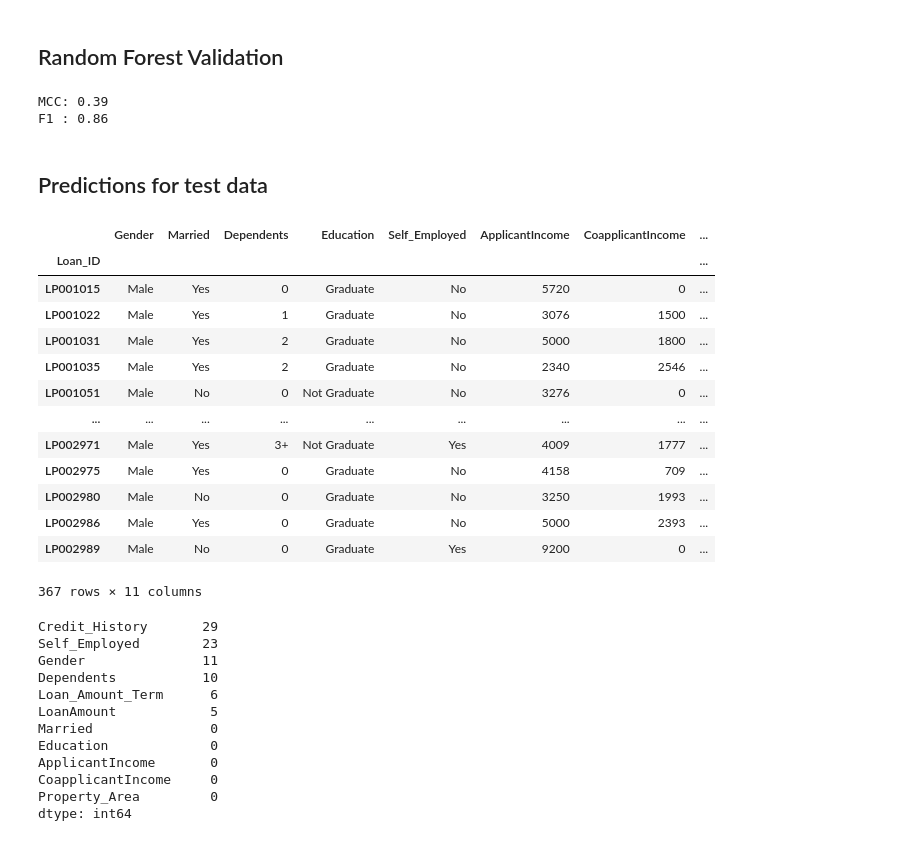
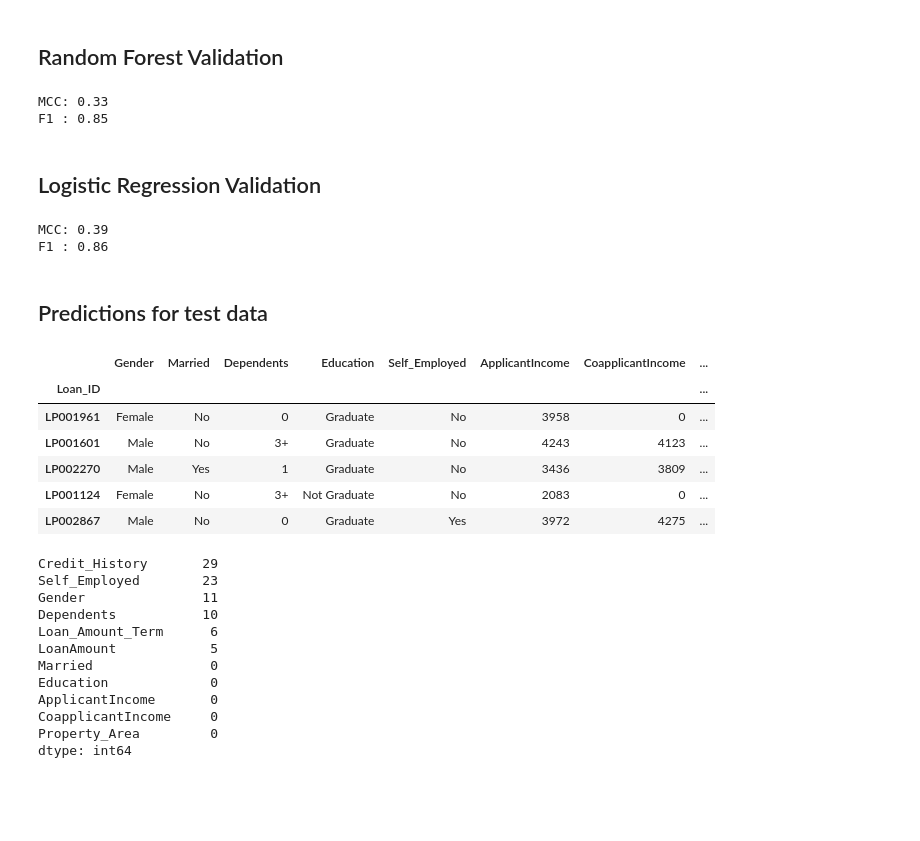
Before and after one commit to Sebastian-Castrillon/Loan-prediction_ML, a Jupyter notebook: LoanPrediction.ipynb, the cells around one changed output. Cells and saved outputs as stored; diff of their text form; code cells hidden in the pictures; blank space fills up the shorter version.

```diff
--- a/LoanPrediction.ipynb
+++ b/LoanPrediction.ipynb
@@ -325,7 +316,7 @@ F1 : 0.86
 # %% [markdown]
 ## Random Forest Validation
 # %%
-clf = RandomForestClassifier(criterion='entropy',max_depth=6,max_features='auto', n_estimators=500)
+clf = RandomForestClassifier(criterion='entropy',max_depth=4,max_features='auto', n_estimators=200)
 clf.fit(x_pca, y_train)
 x_testpca = pca.transform(x_test)
 y_predict = clf.predict(x_testpca)
@@ -334,26 +325,33 @@ score3 = f1_score(y_test,y_predict)
 print("MCC: {:.2f}".format(score2))
 print("F1 : {:.2f}".format(score3))
 # %% [output]
-MCC: 0.39
-F1 : 0.86
+MCC: 0.33
+F1 : 0.85
+# %% [markdown]
+## Logistic Regression Validation
+# %%
+clf = LogisticRegression(max_iter=500,C= 0.2,penalty='l1', solver='saga')
+clf.fit(x_pca, y_train)
+x_testpca = pca.transform(x_test)
+y_predict = clf.predict(x_testpca)
+score2 = matthews_corrcoef(y_test,y_predict)
+score3 = f1_score(y_test,y_predict)
+print("MCC: {:.2f}".format(score2))
+print("F1 : {:.2f}".format(score3))
+# %% [output]
+MCC: 0.39
+F1 : 0.86
 # %% [markdown]
 ## Predictions for test data
 # %%
 df1 = pd.read_csv('data/test.csv',index_col = 'Loan_ID')
-df1
+df1.sample(5)
 # %% [output]
 |  | Gender | Married | Dependents | Education | Self_Employed | ApplicantIncome | CoapplicantIncome | ... |
 | Loan_ID |  |  |  |  |  |  |  | ... |
-| LP001015 | Male | Yes | 0 | Graduate | No | 5720 | 0 | ... |
-| LP001022 | Male | Yes | 1 | Graduate | No | 3076 | 1500 | ... |
-| LP001031 | Male | Yes | 2 | Graduate | No | 5000 | 1800 | ... |
-| LP001035 | Male | Yes | 2 | Graduate | No | 2340 | 2546 | ... |
-| LP001051 | Male | No | 0 | Not Graduate | No | 3276 | 0 | ... |
-| ... | ... | ... | ... | ... | ... | ... | ... | ... |
-| LP002971 | Male | Yes | 3+ | Not Graduate | Yes | 4009 | 1777 | ... |
-| LP002975 | Male | Yes | 0 | Graduate | No | 4158 | 709 | ... |
-| LP002980 | Male | No | 0 | Graduate | No | 3250 | 1993 | ... |
-| LP002986 | Male | Yes | 0 | Graduate | No | 5000 | 2393 | ... |
-| LP002989 | Male | No | 0 | Graduate | Yes | 9200 | 0 | ... |
+| LP001961 | Female | No | 0 | Graduate | No | 3958 | 0 | ... |
+| LP001601 | Male | No | 3+ | Graduate | No | 4243 | 4123 | ... |
+| LP002270 | Male | Yes | 1 | Graduate | No | 3436 | 3809 | ... |
+| LP001124 | Female | No | 3+ | Not Graduate | No | 2083 | 0 | ... |
+| LP002867 | Male | No | 0 | Graduate | Yes | 3972 | 4275 | ... |
-367 rows × 11 columns
 # %%
```
Also changed, not shown: parts of 24 cells of this notebook, 2 other files.
